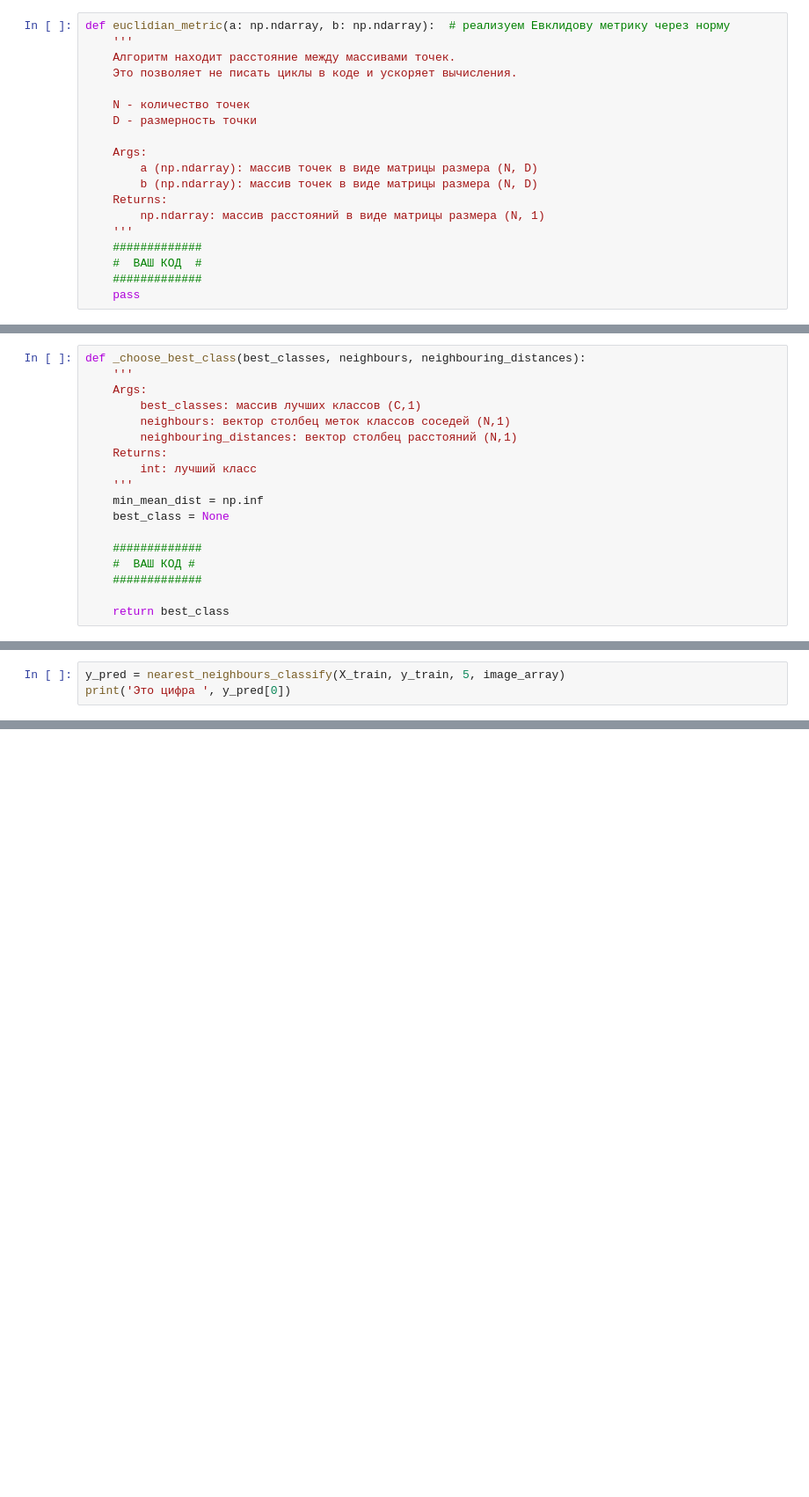
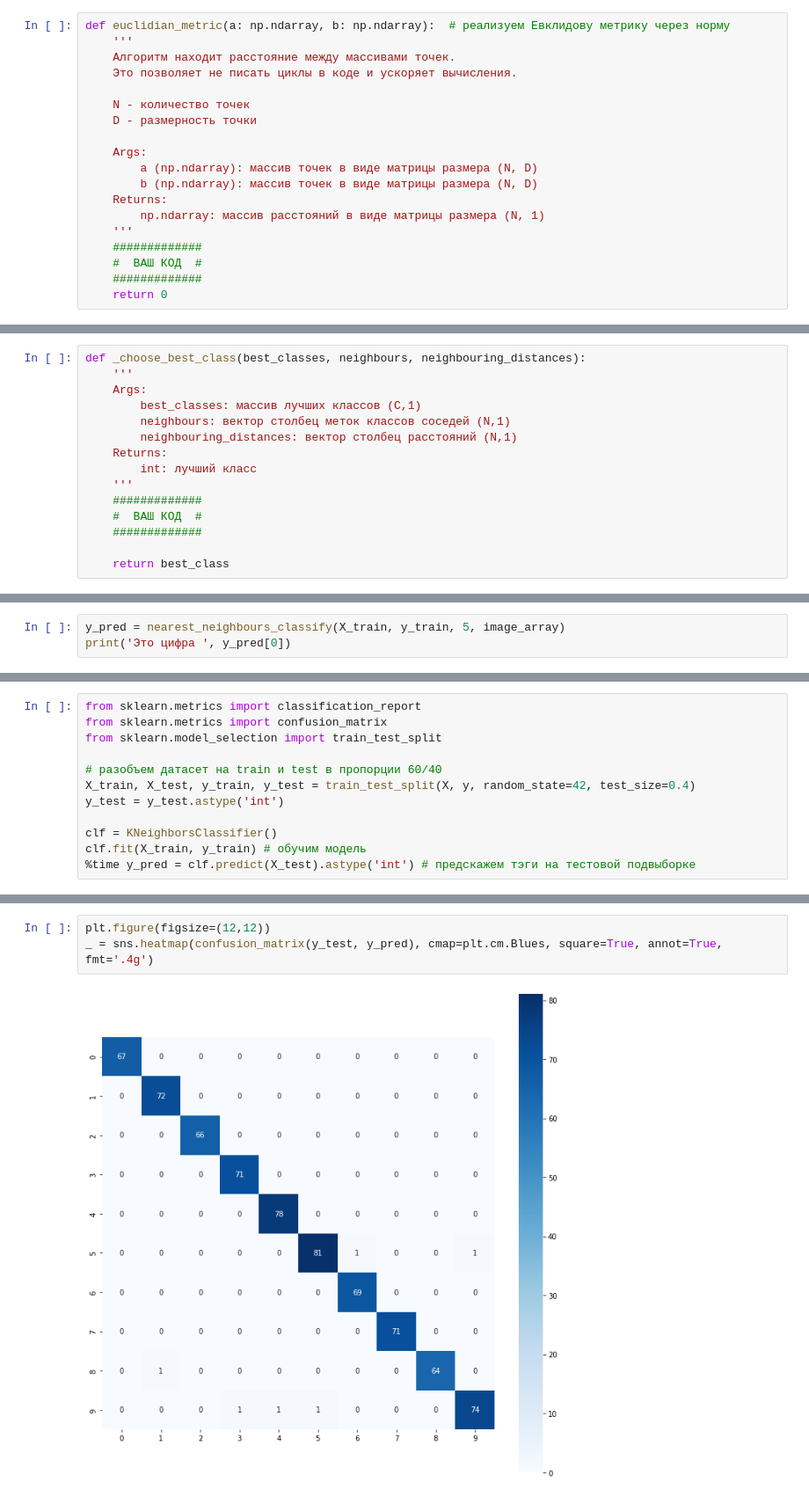
Before and after one commit to senior-sigan/omsu_ml, a Jupyter notebook: 03_knn_classification/02-ws-knn.ipynb, the cells around one changed output, grey strips where cells are left out. Shown at 88% size. Drawn from its saved outputs; the diff is of its cells as text; blank space fills up the shorter version.

```diff
--- a/03_knn_classification/02-ws-knn.ipynb
+++ b/03_knn_classification/02-ws-knn.ipynb
@@ -186,7 +192,7 @@ def euclidian_metric(a: np.ndarray, b: np.ndarray):  # реализуем Евк
     #############
     #  ВАШ КОД  #
     #############
-    pass
+    return 0
 # %%
 # запустим эту ячейку, чтобы проверить, всё ли верно реализовано на текущем этапе
 # если возникает ошибка в assert, то при реализации функций была допущена ошибка
@@ -318,11 +343,8 @@ def _choose_best_class(best_classes, neighbours, neighbouring_distances):
     Returns:
         int: лучший класс
     '''
-    min_mean_dist = np.inf
-    best_class = None
-
     #############
-    #  ВАШ КОД #
+    #  ВАШ КОД  #
     #############
 
     return best_class
@@ -490,0 +574,12 @@ print('Это цифра ', y_pred[0])
+# %%
+from sklearn.metrics import classification_report
+from sklearn.metrics import confusion_matrix
+from sklearn.model_selection import train_test_split
+
+# разобъем датасет на train и test в пропорции 60/40
+X_train, X_test, y_train, y_test = train_test_split(X, y, random_state=42, test_size=0.4)
+y_test = y_test.astype('int')
+
+clf = KNeighborsClassifier()
+clf.fit(X_train, y_train) # обучим модель
+%time y_pred = clf.predict(X_test).astype('int') # предскажем тэги на тестовой подвыборке
@@ -490,0 +610,5 @@ print('Это цифра ', y_pred[0])
+# %%
+plt.figure(figsize=(12,12))
+_ = sns.heatmap(confusion_matrix(y_test, y_pred), cmap=plt.cm.Blues, square=True, annot=True, fmt='.4g')
+# %% [output]
+[figure, added]
```
Also changed, not shown: parts of 46 cells of this notebook, 2 other files.
